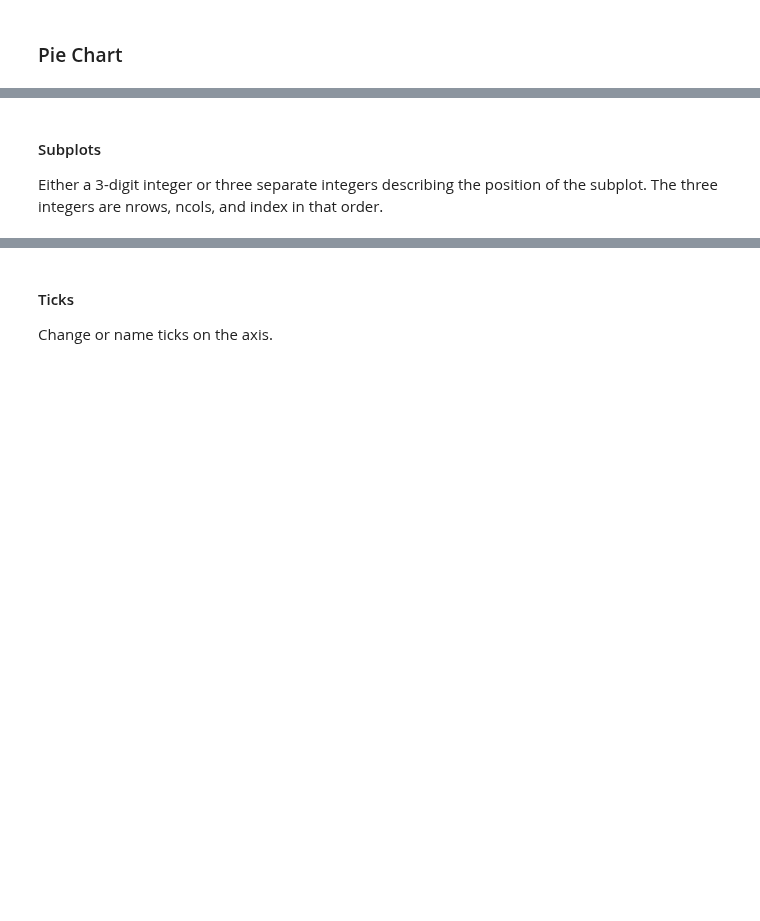
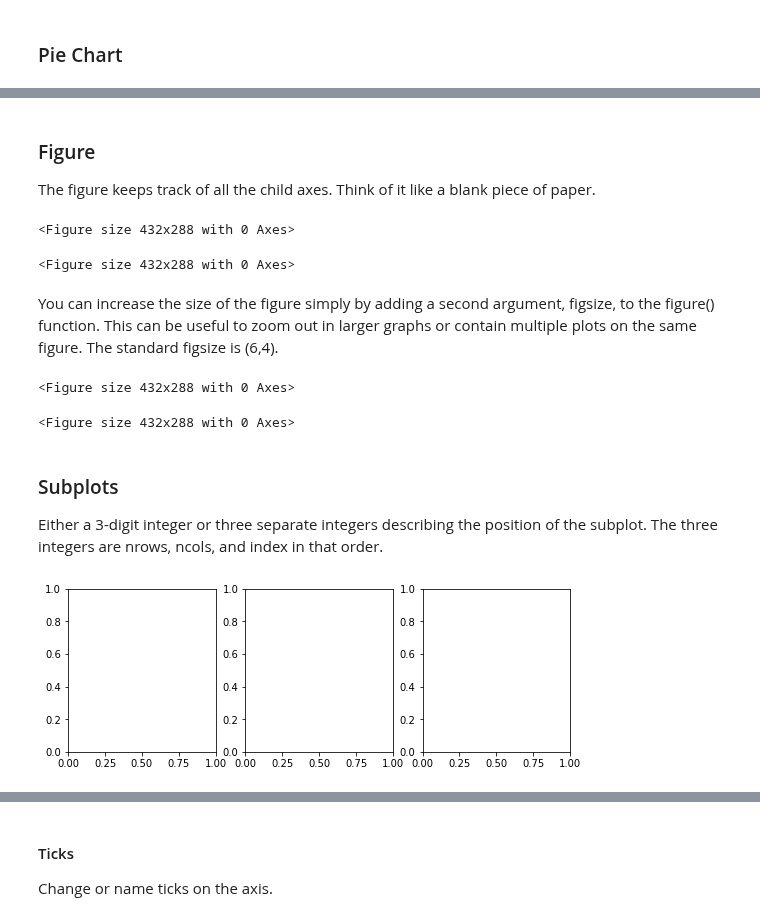
Before and after one commit to SUSA-org/Fall-2018-Career-Exploration, a Jupyter notebook: Lectures/Lecture8/dataclean.ipynb, the cells around one changed output, grey strips where cells are left out. Drawn from its saved outputs; the diff is of its cells as text; code cells hidden in the pictures; blank space fills up the shorter version.

```diff
--- a/Lectures/Lecture8/dataclean.ipynb
+++ b/Lectures/Lecture8/dataclean.ipynb
@@ -700,6 +706,29 @@ plt.axis('equal')
+# %% [markdown]
+### Figure
+The figure keeps track of all the child axes. Think of it like a blank piece of paper.
+# %%
+plt.figure()  # an empty figure
+# %% [output]
+<Figure size 432x288 with 0 Axes>
+<Figure size 432x288 with 0 Axes>
+# %% [markdown]
+You can increase the size of the figure simply by adding a second argument, figsize, to the figure() function. This can be useful to zoom out in larger graphs or contain multiple plots on the same figure. The standard figsize is (6,4).
+# %%
+plt.figure(1, figsize=(6,4))
+# %% [output]
+<Figure size 432x288 with 0 Axes>
+<Figure size 432x288 with 0 Axes>
 # %% [markdown]
-#### Subplots
+### Subplots
 Either a 3-digit integer or three separate integers describing the position of the subplot. The three integers are nrows, ncols, and index in that order.
+# %%
+plt.figure(1, figsize=(9, 3))
+plt.subplot(1, 3, 1)
+plt.subplot(1, 3, 2)
+plt.subplot(1, 3, 3)
+plt.show()
+# %% [output]
+[figure, added]
 # %%
 names = ['group_a', 'group_b', 'group_c']
 values = [1, 10, 100]
```
Also changed, not shown: parts of 27 cells of this notebook.
